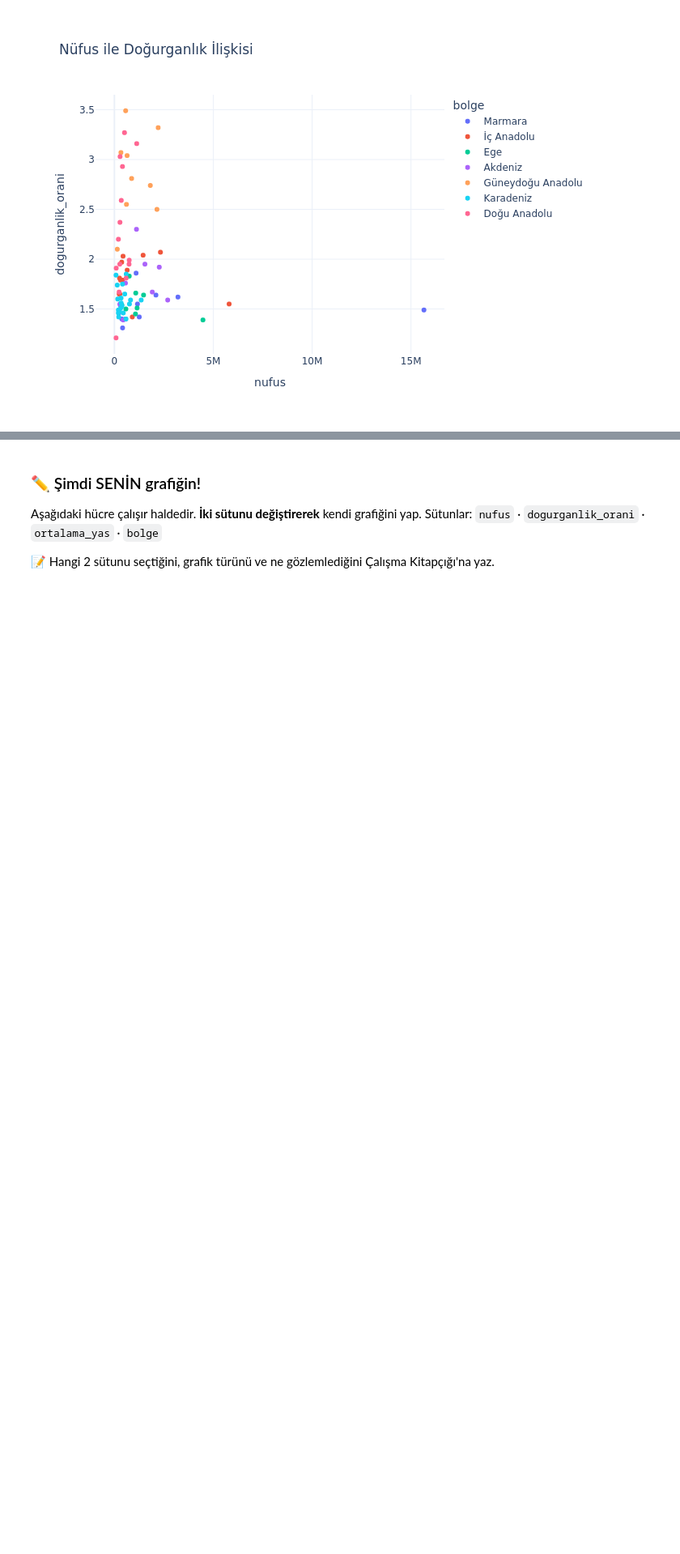
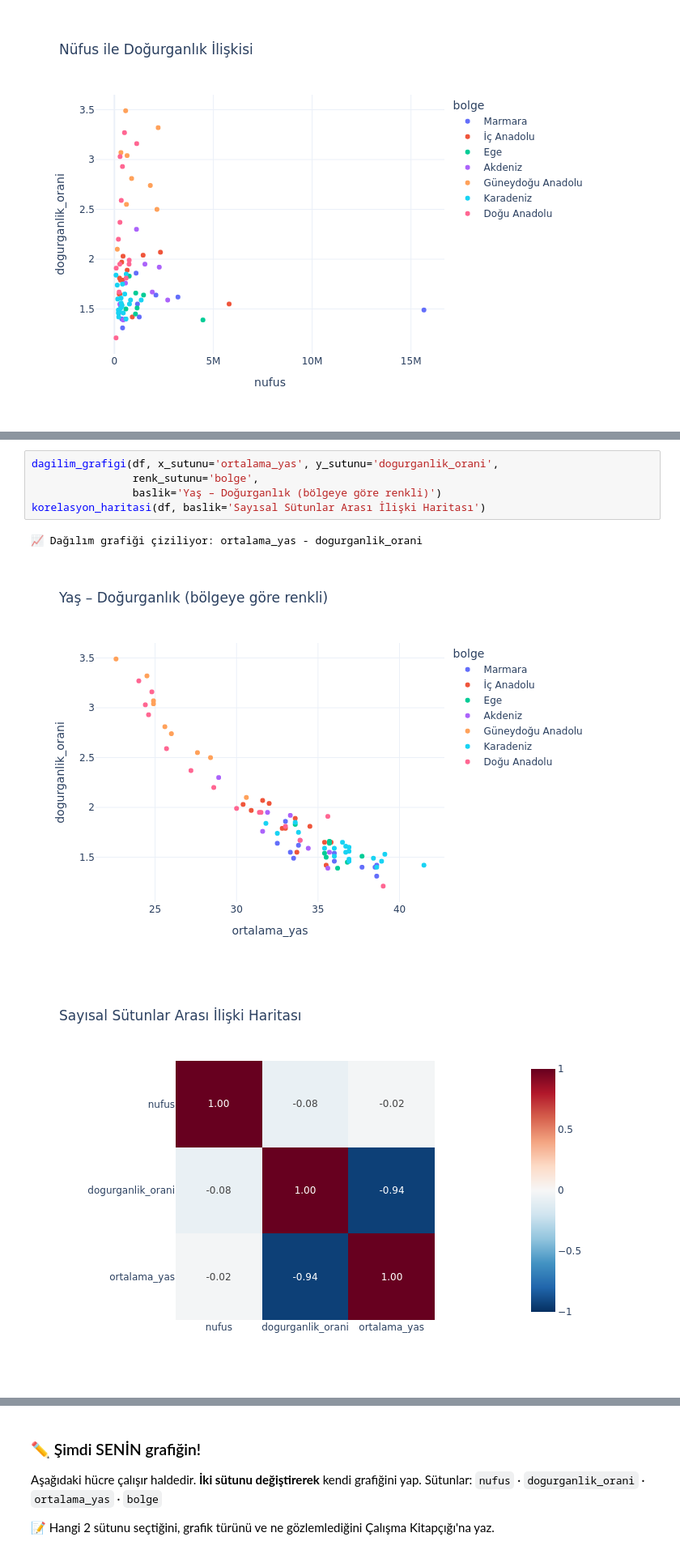
Before and after one commit to GulayBenguUlukaya/STEM_yaz_kampi_2026, a Jupyter notebook: rendered/gun1.ipynb, the cells around one changed output, grey strips where cells are left out. Shown at 81% size. Saved outputs shown, nothing was run; the diff lists cells and outputs as text; blank space fills up the shorter version.

```diff
--- a/rendered/gun1.ipynb
+++ b/rendered/gun1.ipynb
@@ -523,0 +551,9 @@ dagilim_grafigi(df, x_sutunu='nufus', y_sutunu='dogurganlik_orani',
+# %%
+dagilim_grafigi(df, x_sutunu='ortalama_yas', y_sutunu='dogurganlik_orani',
+                renk_sutunu='bolge',
+                baslik='Yaş – Doğurganlık (bölgeye göre renkli)')
+korelasyon_haritasi(df, baslik='Sayısal Sütunlar Arası İlişki Haritası')
+# %% [output]
+📈 Dağılım grafiği çiziliyor: ortalama_yas - dogurganlik_orani
+[figure, added]
+[figure, added]
```
Also changed, not shown: parts of 10 cells of this notebook, 9 other files.
